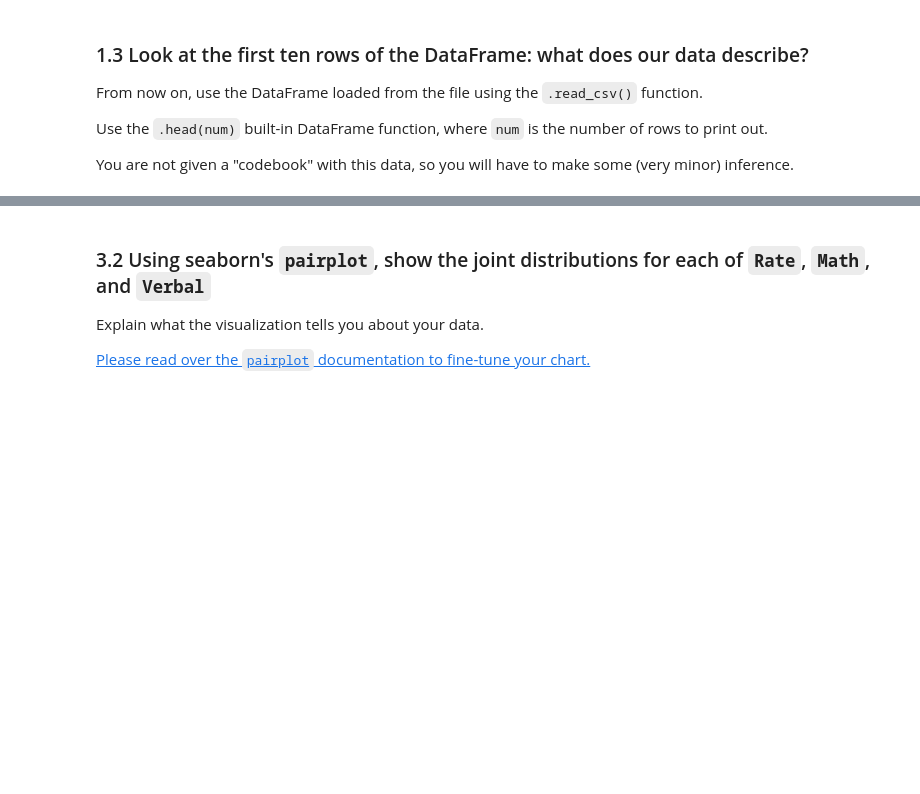
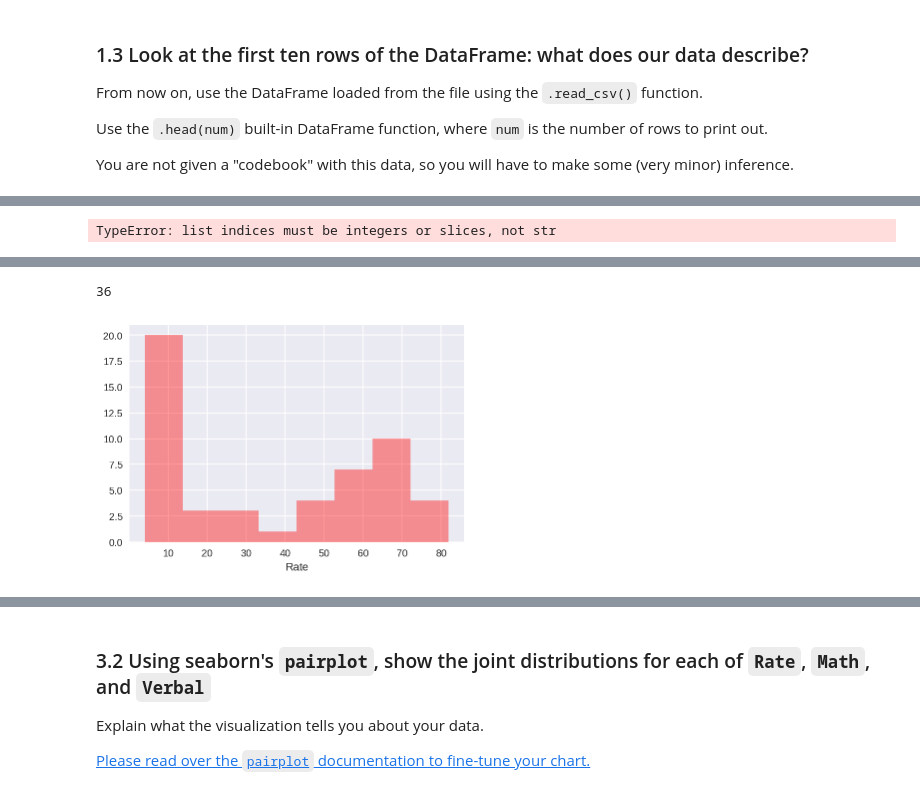
Before and after one commit to godsylla/Civic-Data-Analysis, a Jupyter notebook: project-02-v2-starter-code.ipynb, the cells around one changed output, grey strips where cells are left out. Drawn from its saved outputs; the diff is of its cells as text; code cells hidden in the pictures; blank space fills up the shorter version.

```diff
--- a/project-02-v2-starter-code.ipynb
+++ b/project-02-v2-starter-code.ipynb
@@ -314,3 +276,12 @@ pprint (scores_dict)
+# %%
+scores_dict_obj['Variables']['Descriptions']={
+    'Math': 'average math scores',
+    'Rate': 'percent of students who took SAT',
+    'State': 'place where SAT test was administered',
+    'Verbal': 'average verbal scores'
+}
+# %% [output]
+TypeError: list indices must be integers or slices, not str
 # %% [markdown]
 <img src="http://imgur.com/l5NasQj.png" style="float: left; margin: 25px 15px 0px 0px; height: 25px">
 
@@ -325,0 +302,9 @@ Set the keyword argument `kde=False`. This way you can actually see the counts w
+# %%
+scores_pd_df['Rate'].nunique()
+# %% [output]
+36
+# %%
+sns.distplot(scores_pd_df['Rate'], kde=False, bins=8, axlabel='Rate', color='r')
+plt.show()
+# %% [output]
+[figure, added]
```
Also changed, not shown: parts of 36 cells of this notebook.
